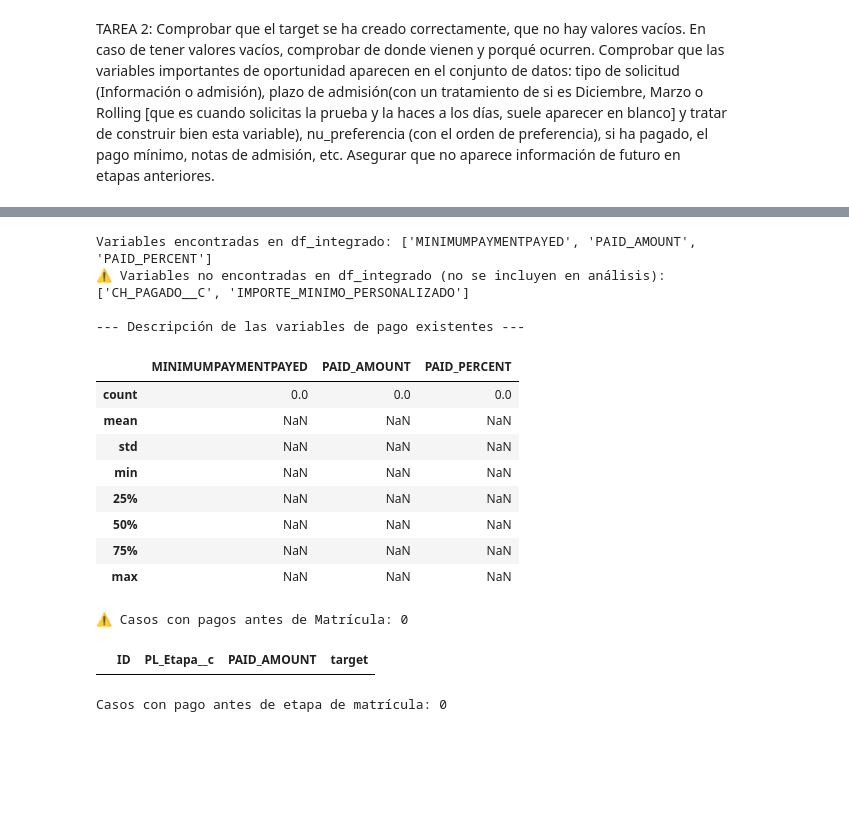
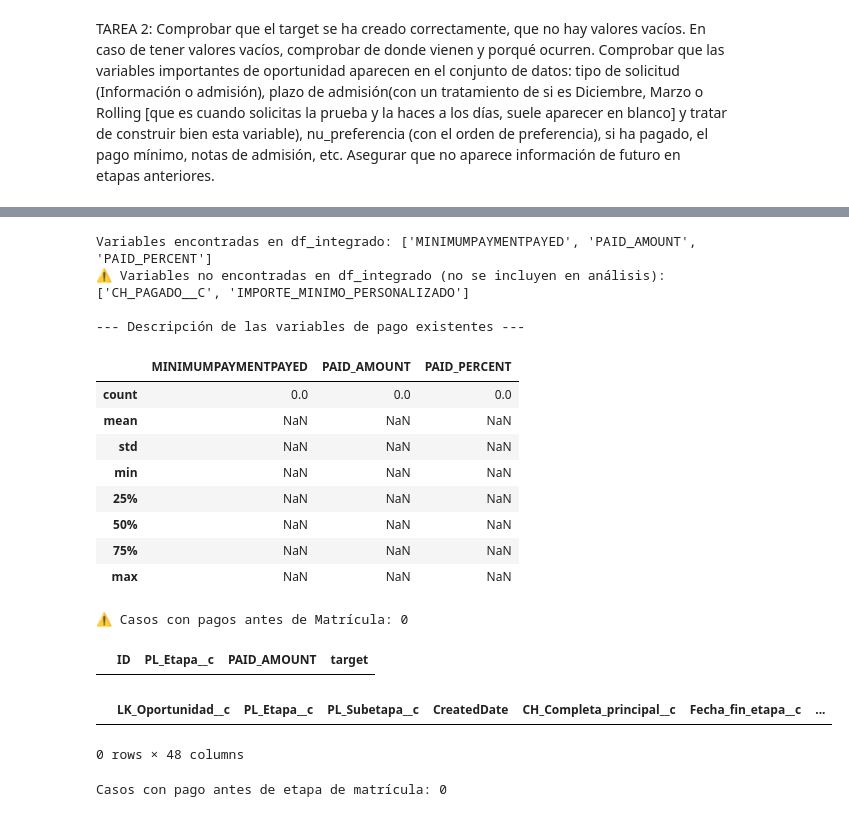
Before and after one commit to MiguelHernandezCorral/UNAV, a Jupyter notebook: notebooks/01_Limpieza copy.ipynb, the cells around one changed output, grey strips where cells are left out. Cells and saved outputs as stored; diff of their text form; code cells hidden in the pictures; blank space fills up the shorter version.

```diff
--- a/notebooks/01_Limpieza copy.ipynb
+++ b/notebooks/01_Limpieza copy.ipynb
@@ -252,4 +263,6 @@ cols_print = ['ID','ID18__PC','ACCOUNTID', 'CreatedDate', 'PL_Etapa__c', 'num_as
 print("\n--- COMPROBACIÓN DE EVOLUCIÓN DE ACTIVIDADES ---")
 df_final_v3[df_final_v3['ID18__PC'] == ejemplo_acc][cols_print].sort_values('CreatedDate')
 #historial_actividad.loc[historial_actividad['ContactId']=='003690000312P6pAAE',]
+df_final_v3.head(100)
+df_integrado = df_final_v3
 # %% [output]
@@ -570,33 +609,44 @@ else:
     print("❌ Ninguna de las variables de pago esperadas está disponible en df_integrado.")
 
 # ===============================
 # DETECCIÓN DE INFORMACIÓN FUTURA
 # ===============================
 
 # Ejemplo: comprobar pagos antes de la etapa Matrícula
 if 'PAID_AMOUNT' in df_integrado.columns:
     casos_incoherentes = df_integrado[
         (df_integrado['PL_Etapa__c'] != 'Matrícula') &
         (df_integrado['PAID_AMOUNT'] > 0)
     ]
     print(f"\n⚠️ Casos con pagos antes de Matrícula: {len(casos_incoherentes)}")
     display(casos_incoherentes[['ID','PL_Etapa__c','PAID_AMOUNT','target']])
+
+#Juan: Comprobación que la variable está bien construida:
+df_integrado[[
+    'MINIMUMPAYMENTPAYED',
+    'PAID_AMOUNT',
+    'PAID_PERCENT'
+]] # No hay registros donde se pague algo, SIEMPRE VIENEN A NAN
+
+df_integrado.loc[df_integrado['PAID_AMOUNT']>0,]
 # %% [output]
 Variables encontradas en df_integrado: ['MINIMUMPAYMENTPAYED', 'PAID_AMOUNT', 'PAID_PERCENT']
 ⚠️ Variables no encontradas en df_integrado (no se incluyen en análisis): ['CH_PAGADO__C', 'IMPORTE_MINIMO_PERSONALIZADO']
 
 --- Descripción de las variables de pago existentes ---
 |  | MINIMUMPAYMENTPAYED | PAID_AMOUNT | PAID_PERCENT |
 | count | 0.0 | 0.0 | 0.0 |
 | mean | NaN | NaN | NaN |
 | std | NaN | NaN | NaN |
 | min | NaN | NaN | NaN |
 | 25% | NaN | NaN | NaN |
 | 50% | NaN | NaN | NaN |
 | 75% | NaN | NaN | NaN |
 | max | NaN | NaN | NaN |
 ⚠️ Casos con pagos antes de Matrícula: 0
 |  | ID | PL_Etapa__c | PAID_AMOUNT | target |
+|  | LK_Oportunidad__c | PL_Etapa__c | PL_Subetapa__c | CreatedDate | CH_Completa_principal__c | Fecha_fin_etapa__c | ... |
+0 rows × 48 columns
 # %%
 
 
```
Also changed, not shown: parts of 16 cells of this notebook, 1 other file.
